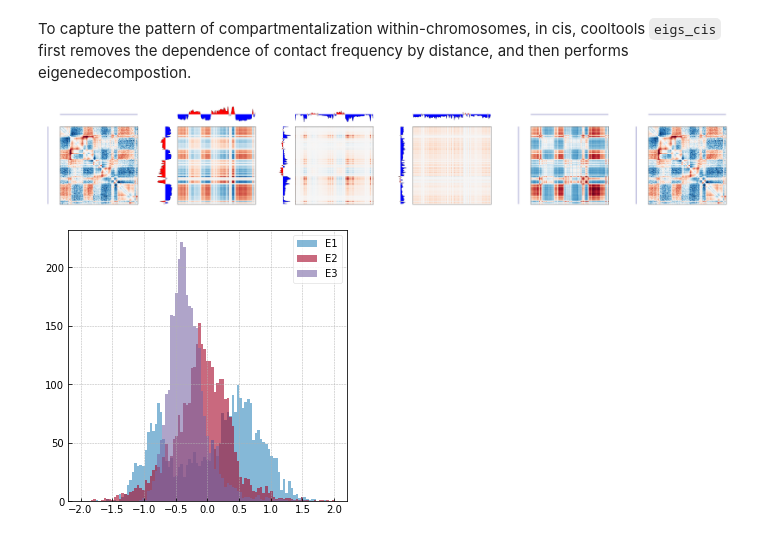
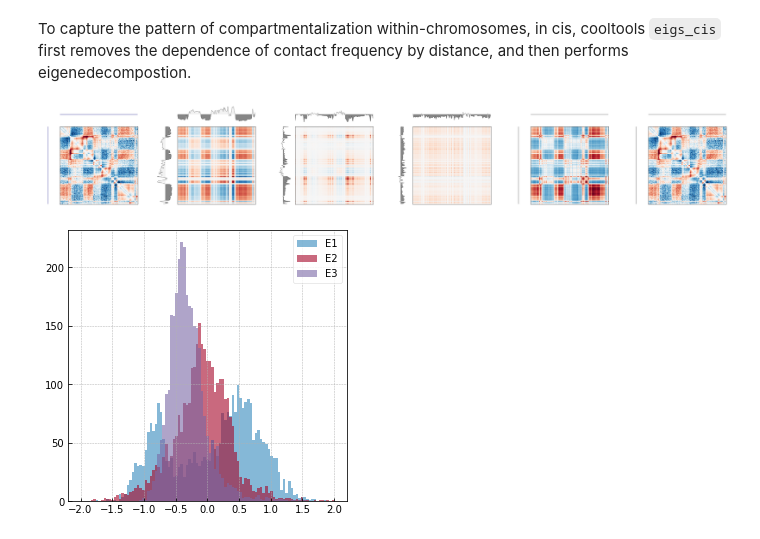
Before and after one commit to open2c/open2c_vignettes, a Jupyter notebook: cooltools_manuscript/compartments_and_saddles.ipynb, the cells around one changed output. Drawn from its saved outputs; the diff is of its cells as text; code cells hidden in the pictures.

```diff
--- a/cooltools_manuscript/compartments_and_saddles.ipynb
+++ b/cooltools_manuscript/compartments_and_saddles.ipynb
@@ -101,7 +101,7 @@ cis_eigs = cooltools.eigs_cis(
 # cis_eigs[0] returns eigenvalues, here we focus on eigenvectors
 eigenvector_track = cis_eigs[1][['chrom','start','end', 'E1', 'E2', 'E3', 'E4', 'E5']]
 # %%
-def plot_mat_vecs(ax, mat, vec, vmin=0.1, vmax=1.9, n="linear", ymin=None, ymax=None):
+def plot_mat_vecs(ax, mat, vec, vmin=0.1, vmax=1.9, n="linear", ymin=None, ymax=None, cols=['red', 'blue']):
     #
     ax.imshow(
         mat,
@@ -119,8 +119,8 @@ def plot_mat_vecs(ax, mat, vec, vmin=0.1, vmax=1.9, n="linear", ymin=None, ymax=
         ax2.plot(np.arange(vec.size), vec, linewidth=0.5, color='k')
         # ax2.axhline(0, color='k')
         th = 0 # np.median(vec)
-        ax2.fill_between(np.arange(vec.size), vec, th, where=(vec >= th), color="red")
-        ax2.fill_between(np.arange(vec.size), vec, th, where=(vec <= th), color="blue")
+        ax2.fill_between(np.arange(vec.size), vec, th, where=(vec >= th), color=cols[0])
+        ax2.fill_between(np.arange(vec.size), vec, th, where=(vec <= th), color=cols[1])
         ax2.set_xticklabels([])
         ax2.set_yticklabels([])
         ax2.set_xticks([])
@@ -136,8 +136,8 @@ def plot_mat_vecs(ax, mat, vec, vmin=0.1, vmax=1.9, n="linear", ymin=None, ymax=
 
         ax1 = divider.append_axes("left", size="20%", pad=0.25, sharey=ax)
         ax1.plot(vec, np.arange(vec.size), linewidth=0.5, color='k')
-        ax1.fill_betweenx(np.arange(vec.size), vec, th, where=(vec >= th), color="red")
-        ax1.fill_betweenx(np.arange(vec.size), vec, th, where=(vec <= th), color="blue")
+        ax1.fill_betweenx(np.arange(vec.size), vec, th, where=(vec >= th), color=cols[0])
+        ax1.fill_betweenx(np.arange(vec.size), vec, th, where=(vec <= th), color=cols[1])
         ax1.set_xticklabels([])
         ax1.set_yticklabels([])
         ax1.set_xticks([])
@@ -173,23 +175,30 @@ matrix += matrix.T
+# %%
+cmap = mpl.cm.get_cmap('Greys', 10)
 # %%
 fig, axs = plt.subplots(ncols=6, **dict(figsize=(50,9), facecolor="white"))
 
 vector = df_eigvec.loc[:, "E1"]
 plot_mat_vecs(axs[0], matrix, np.zeros(vector.size), vmin=-2.5, vmax=2.5)
 
 for i in [0, 1, 2]:
     vector = df_eigvec.loc[:, f"E{i+1}"]
-    plot_mat_vecs(axs[i+1], np.outer(vector, vector), vector, vmin=-1.5, vmax=1.5, ymin=-1.2, ymax=1.2)
+    plot_mat_vecs(axs[i+1], np.outer(vector, vector), vector,
+                  vmin=-1.5, vmax=1.5, ymin=-1.2, ymax=1.2,
+                  cols=[cmap(0.15), cmap(0.5)])
 
 # Plot the sum of EVs outer products
 
-mat_vec = np.sum( np.outer(df_eigvec.loc[:, f"E{i+1}"], df_eigvec.loc[:, f"E{i+1}"])*np.sign( bioframe.select(cis_eigs[0], region)[f'eigval{i+1}'].values[0] ) for i in range(5))
+mat_vec = np.sum( np.outer(df_eigvec.loc[:, f"E{i+1}"],
+                           df_eigvec.loc[:, f"E{i+1}"])*np.sign( bioframe.select(cis_eigs[0], region)[f'eigval{i+1}'].values[0] ) for i in range(5))
 
-plot_mat_vecs(axs[4], mat_vec, np.zeros(vector.size), vmin=-1.5, vmax=1.5)
-plot_mat_vecs(axs[5], matrix, np.zeros(vector.size), vmin=-2.5, vmax=2.5)
+plot_mat_vecs(axs[4], mat_vec, np.zeros(vector.size),
+              vmin=-1.5, vmax=1.5, cols=[cmap(0.15), cmap(0.5)])
+plot_mat_vecs(axs[5], matrix, np.zeros(vector.size),
+              vmin=-2.5, vmax=2.5, cols=[cmap(0.15), cmap(0.5)])
 
-plt.savefig("decomposition.pdf")
+# plt.savefig("decomposition.pdf")
 # %% [output]
-[figure, old version]
+[figure, new version]
 # %%
 # Control plots of distributions
 plt.figure(facecolor="white", figsize=[5,5])
```
Also changed, not shown: parts of 3 cells of this notebook.
